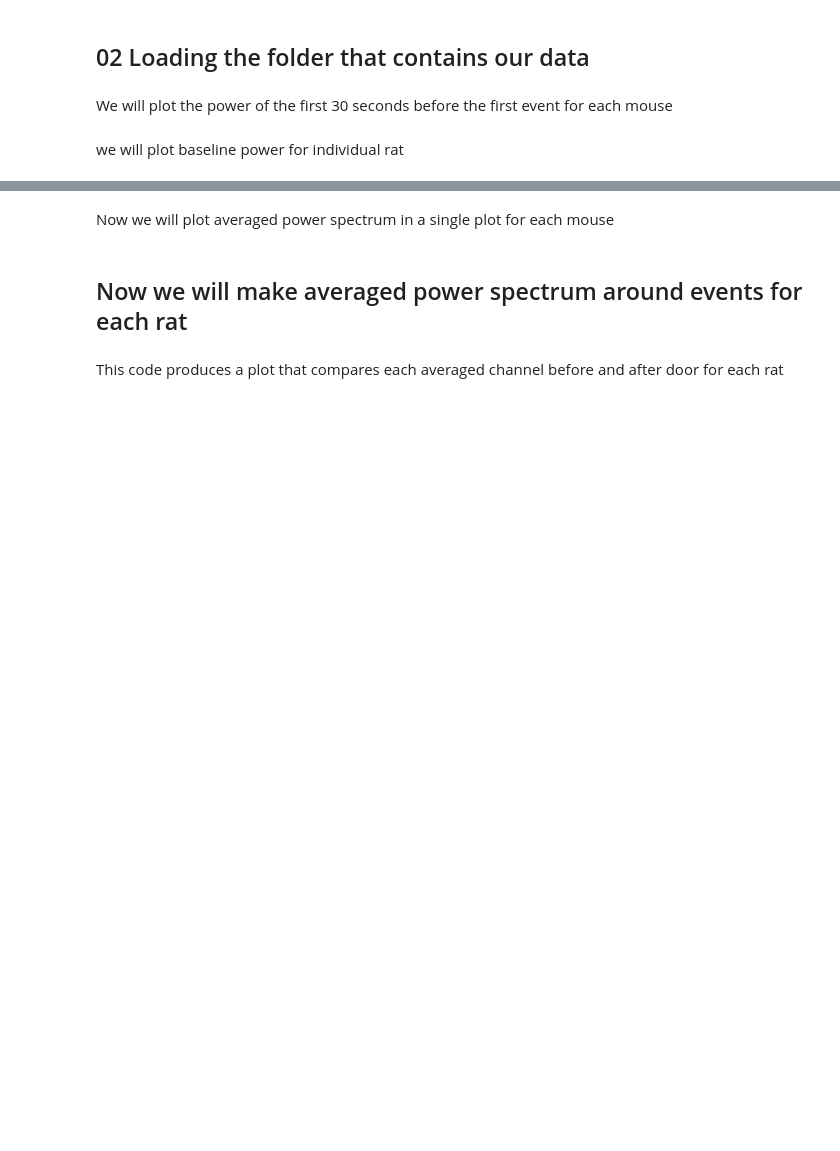
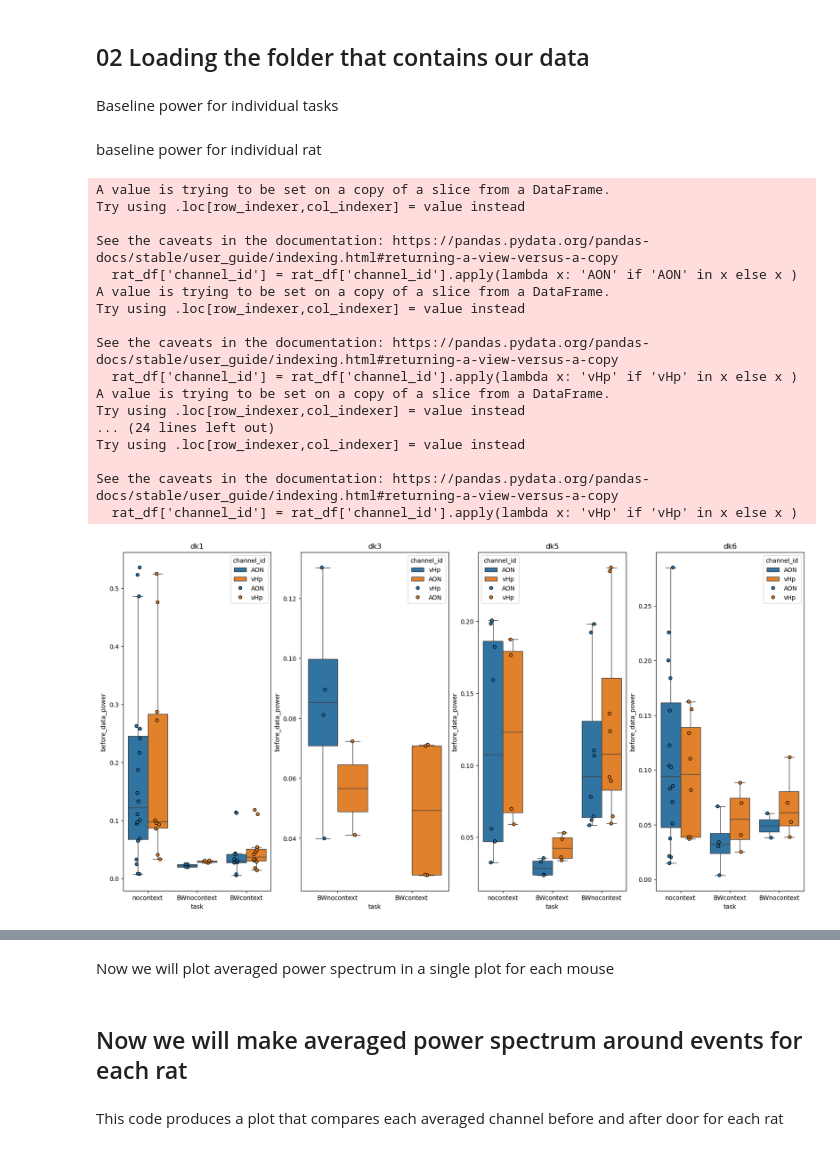
Before and after one commit to namanagrawal97/cpl_analysis_naman, a Jupyter notebook: 02_power_spectrum.ipynb, the cells around one changed output, grey strips where cells are left out. Saved outputs shown, nothing was run; the diff lists cells and outputs as text; code cells hidden in the pictures; blank space fills up the shorter version.

Commit message:
power spectrum normalization

```diff
--- a/02_power_spectrum.ipynb
+++ b/02_power_spectrum.ipynb
@@ -36,7 +36,7 @@ import matplotlib.pyplot as plt
 event_data_df=[]
 
 events_codes_all = {}
-before_data_power_df=pd.DataFrame(columns=['mouse_id','task','channel_id','before_data_power'])
+before_data_power_df=pd.DataFrame(columns=['mouse_id','task','channel_id','before_data_power','before_data_spec'])
 averaged_data=pd.DataFrame(columns=['mouse_id','task','channel_id','average_power_spectrum'])
 averaged_data_welch=pd.DataFrame(columns=['mouse_id','task','channel_id','average_power_spectrum'])
 
@@ -82,9 +82,13 @@ for file in files:
                 normalized_data, time, data_before = functions.data_normalization(raw_data, raw_time, first_event, sampling_rate)
 
                 # This makes a dataframe for calculating baseline power
-                before_data_power=functions.calculate_power_1D(data_before)
+                bd_freq, bd_power = scipy.signal.welch(data_before,fs=2000.0, nperseg=512)
+                #before_data_power=functions.calculate_power_1D(data_before)
+                delta_f = bd_freq[1] - bd_freq[0]
+                before_data_power = np.sum(bd_power) * delta_f
+
                 before_data_row=pd.DataFrame({
-                    'mouse_id':[mouse_id],'task':[task],'channel_id':[channel_id],'before_data_power':[before_data_power]})
+                    'mouse_id':[mouse_id],'task':[task],'channel_id':[channel_id],'before_data_power':[before_data_power],'before_data_spec':[bd_power]})
                 before_data_power_df=pd.concat([before_data_power_df,before_data_row],ignore_index=True)
 
 
@@ -118,12 +122,12 @@ for file in files:
                     event_row.append(i)
 
                     for event_data in event_data_list:
-                        faxis, Sxx_event = scipy.signal.welch(event_data,sampling_rate,nperseg=2000)
+                        faxis, Sxx_event = scipy.signal.welch(event_data,sampling_rate,nperseg=1024)
                         event_row.append(Sxx_event)
 
                     event_data_df.append(event_row)
                     faxis, Sxx = functions.frequency_domain(data_complete_trial, time)
-                    f_w,sxx_w=scipy.signal.welch(data_complete_trial,sampling_rate,nperseg=2000)
+                    f_w,sxx_w=scipy.signal.welch(data_complete_trial,sampling_rate,nperseg=1024)
                     compiled_data.append([i, faxis, Sxx])
                     power_spectra.append(Sxx)
 
@@ -168,8 +172,8 @@ for file in files:
 event_data_compiled_df = pd.DataFrame(event_data_df, columns=['mouse_id','task','channel_id','trial','door before', 'door after', 'dig before', 'dig after'])
 # %%
 print(f_w)
-# %% [markdown]
-We will plot the power of the first 30 seconds before the first event for each mouse
+# %% [markdown]
+Baseline power for individual tasks
 # %%
 import seaborn as sns
 brain_areas = ['AON', 'vHp']
@@ -203,32 +207,51 @@ fig.savefig(os.path.join(savepath,'baselinepower_indtask.png'),format='png',dpi=
 # %% [markdown]
-we will plot baseline power for individual rat
+baseline power for individual rat
 # %%
 import seaborn as sns
 brain_areas = ['AON', 'vHp']
 rats = np.unique(before_data_power_df['mouse_id'])
 
 fig,axs=plt.subplots(nrows=1, ncols=len(rats), figsize=(20,10))
 axs=axs.flatten()
 for i,rat in enumerate(rats):
     rat_dict={}
     rat_df=before_data_power_df[before_data_power_df['mouse_id']==rat]
     rat_df['channel_id'] = rat_df['channel_id'].apply(lambda x: 'AON' if 'AON' in x else x )
     rat_df['channel_id'] = rat_df['channel_id'].apply(lambda x: 'vHp' if 'vHp' in x else x )
     tasks = np.unique(rat_df['task'])
 
     for task in tasks:
-        rat_dict[task]=np.array(rat_df[rat_df['task']==task]['before_data_power'])
+        rat_dict[task]=np.array(rat_df[rat_df['task']==task]['before_data_spec'])
 
     # Convert task_dict to a DataFrame
-    rat_df_csv = pd.DataFrame.from_dict(rat_dict, orient='index').transpose()
+    #rat_df_csv = pd.DataFrame.from_dict(rat_dict, orient='index').transpose()
 
     # Save the DataFrame as a CSV file
-    rat_df_csv.to_csv(os.path.join(savepath,f'task_{rat}_baseline_power.csv'), index=False)
+    #rat_df_csv.to_csv(os.path.join(savepath,f'task_{rat}_baseline_power.csv'), index=False)
 
     #Plotting the thing
     ax=axs[i]
     sns.boxplot(x=rat_df['task'], y=rat_df['before_data_power'],showfliers=False, hue=rat_df['channel_id'],ax=ax)
     sns.stripplot(x=rat_df['task'], y=rat_df['before_data_power'], hue=rat_df['channel_id'],ax=ax, jitter=True, dodge=True,edgecolor='black',linewidth=1)
 
     ax.set_title(f'{rat}')
 fig.savefig(os.path.join(savepath,'baselinepower_indrat.png'),format='png',dpi=300, bbox_inches='tight')
+# %% [output]
+A value is trying to be set on a copy of a slice from a DataFrame.
+Try using .loc[row_indexer,col_indexer] = value instead
+
+See the caveats in the documentation: https://pandas.pydata.org/pandas-docs/stable/user_guide/indexing.html#returning-a-view-versus-a-copy
+  rat_df['channel_id'] = rat_df['channel_id'].apply(lambda x: 'AON' if 'AON' in x else x )
+A value is trying to be set on a copy of a slice from a DataFrame.
+Try using .loc[row_indexer,col_indexer] = value instead
+
+See the caveats in the documentation: https://pandas.pydata.org/pandas-docs/stable/user_guide/indexing.html#returning-a-view-versus-a-copy
+  rat_df['channel_id'] = rat_df['channel_id'].apply(lambda x: 'vHp' if 'vHp' in x else x )
+A value is trying to be set on a copy of a slice from a DataFrame.
+Try using .loc[row_indexer,col_indexer] = value instead
+... (24 lines left out)
+Try using .loc[row_indexer,col_indexer] = value instead
+
+See the caveats in the documentation: https://pandas.pydata.org/pandas-docs/stable/user_guide/indexing.html#returning-a-view-versus-a-copy
+  rat_df['channel_id'] = rat_df['channel_id'].apply(lambda x: 'vHp' if 'vHp' in x else x )
+[figure, added]
```
Also changed, not shown: parts of 6 cells of this notebook, 2 other files.
